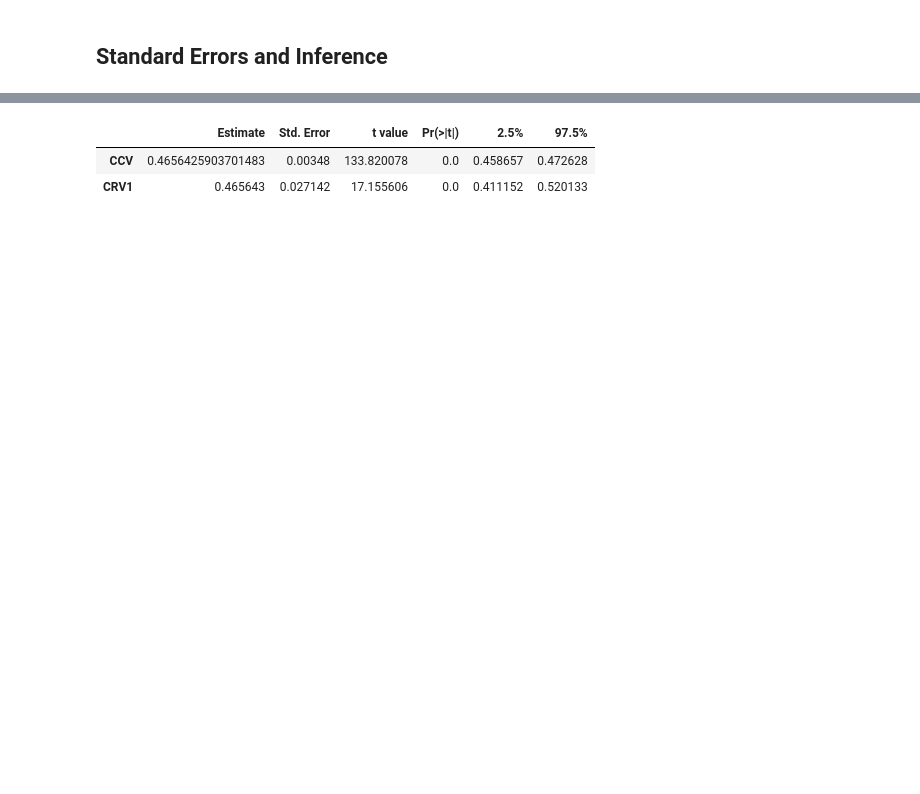
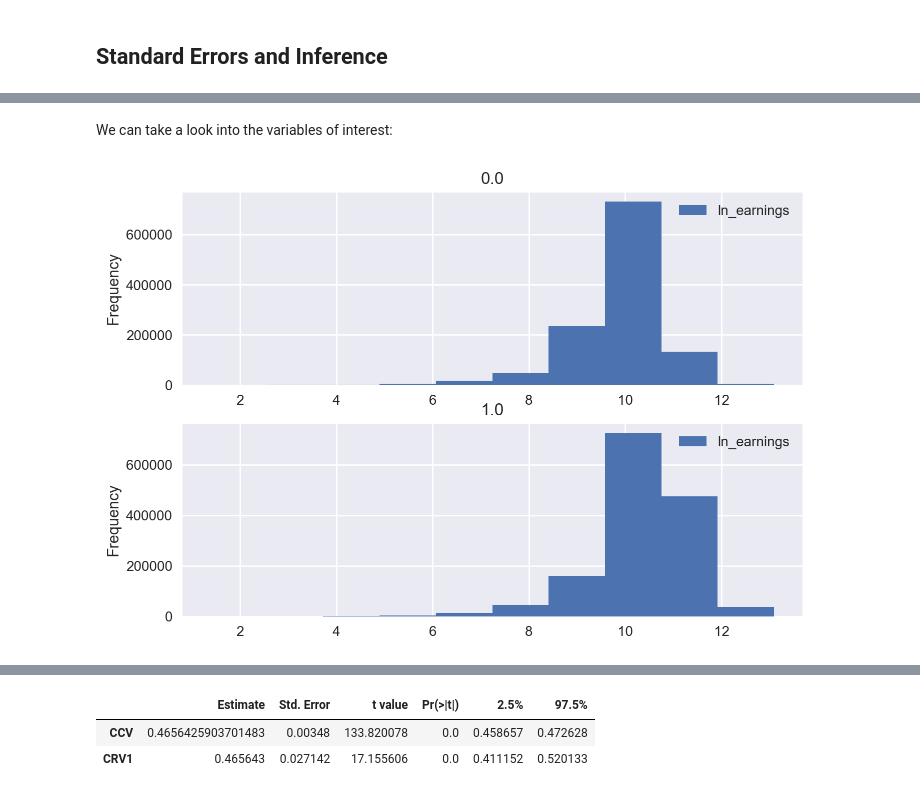
Before and after one commit to py-econometrics/pyfixest, a Jupyter notebook: docs/quickstart.ipynb, the cells around one changed output, grey strips where cells are left out. Saved outputs shown, nothing was run; the diff lists cells and outputs as text; code cells hidden in the pictures; blank space fills up the shorter version.

```diff
--- a/docs/quickstart.ipynb
+++ b/docs/quickstart.ipynb
@@ -138,0 +284,4 @@ Additionally, `PyFixest` supports the causal cluster variance estimator followin
+# %%
+df = pd.read_stata("http://www.damianclarke.net/stata/census2000_5pc.dta")
+
+df.head()
@@ -138,0 +295,6 @@ Additionally, `PyFixest` supports the causal cluster variance estimator followin
+# %% [markdown]
+We can take a look into the variables of interest:
+# %%
+axes = df.plot.hist(column=["ln_earnings"], by=["college"]);
+# %% [output]
+[figure, added]
```
Also changed, not shown: parts of 56 cells of this notebook.
